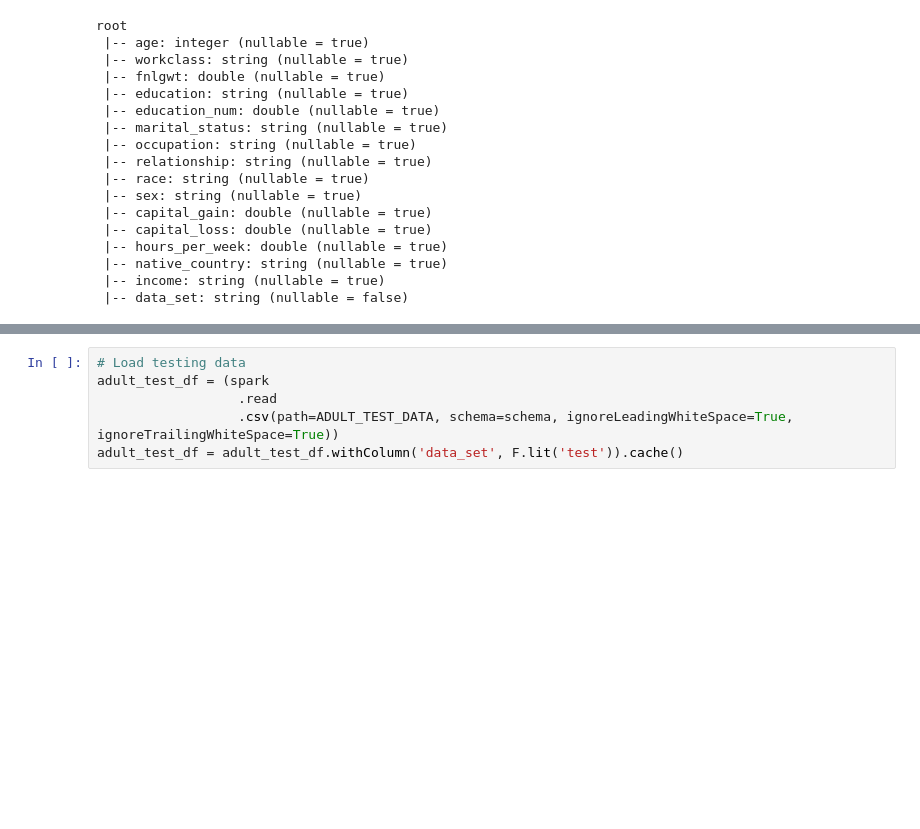
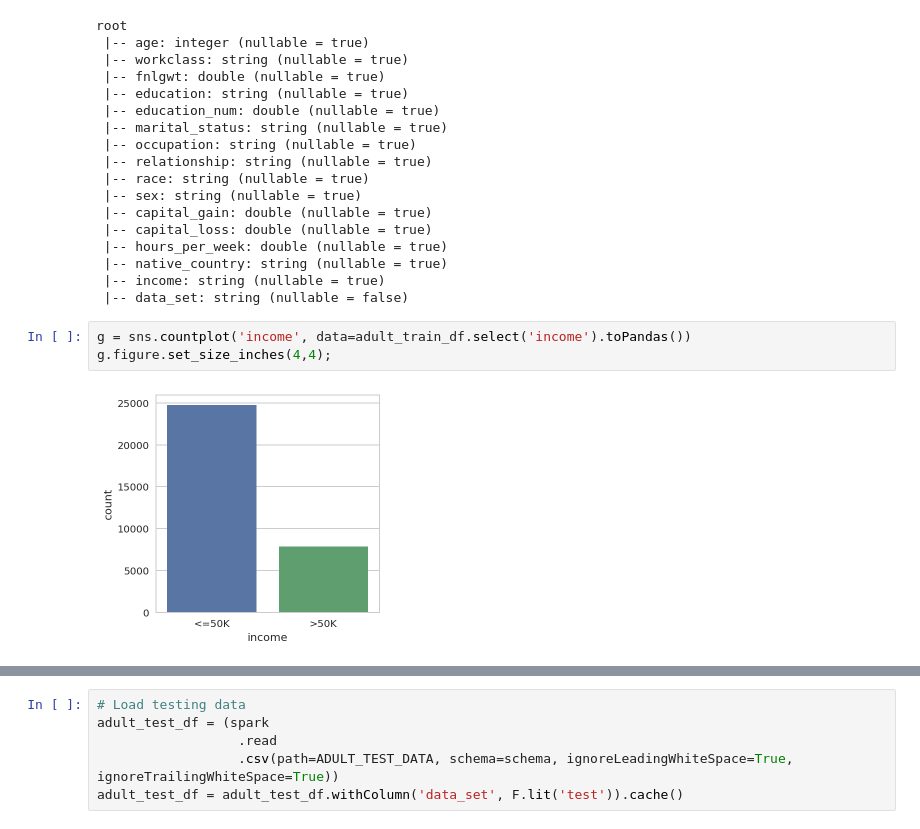
Before and after one commit to anindya-saha/Data-Science-with-Spark, a Jupyter notebook: predict-us-census-income-classification/predict-us-census-income.ipynb, the cells around one changed output, grey strips where cells are left out. Saved outputs shown, nothing was run; the diff lists cells and outputs as text; blank space fills up the shorter version.

```diff
--- a/predict-us-census-income-classification/predict-us-census-income.ipynb
+++ b/predict-us-census-income-classification/predict-us-census-income.ipynb
@@ -124,3 +122,8 @@ root
  |-- native_country: string (nullable = true)
  |-- income: string (nullable = true)
  |-- data_set: string (nullable = false)
+# %%
+g = sns.countplot('income', data=adult_train_df.select('income').toPandas())
+g.figure.set_size_inches(4,4);
+# %% [output]
+[figure, added]
```
Also changed, not shown: parts of 9 cells of this notebook.
